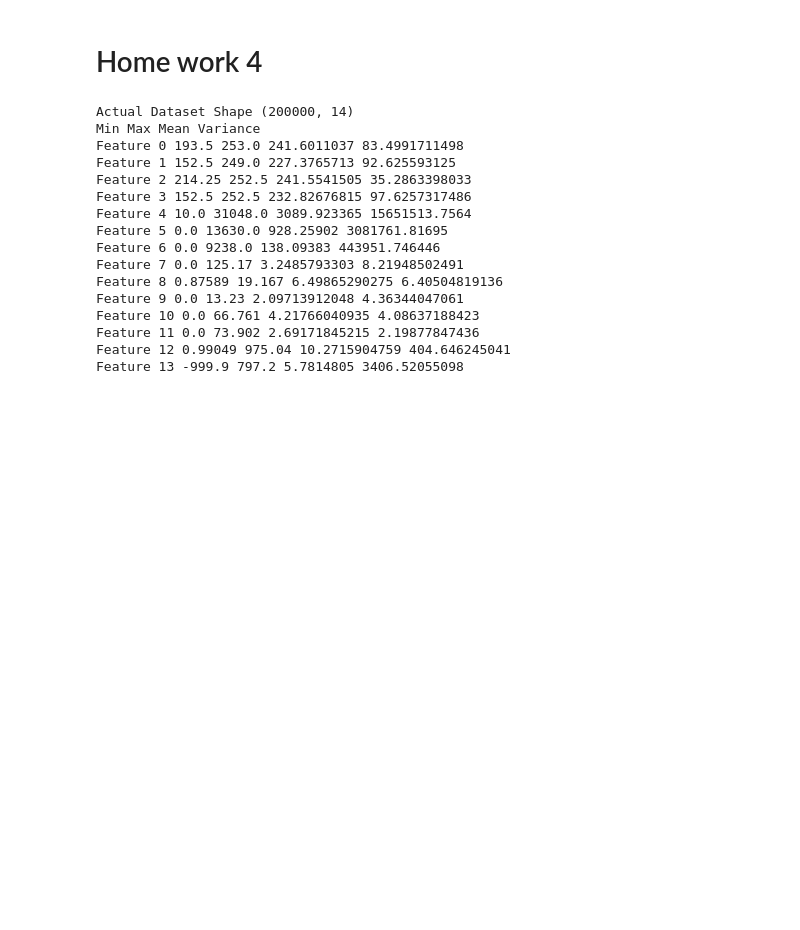
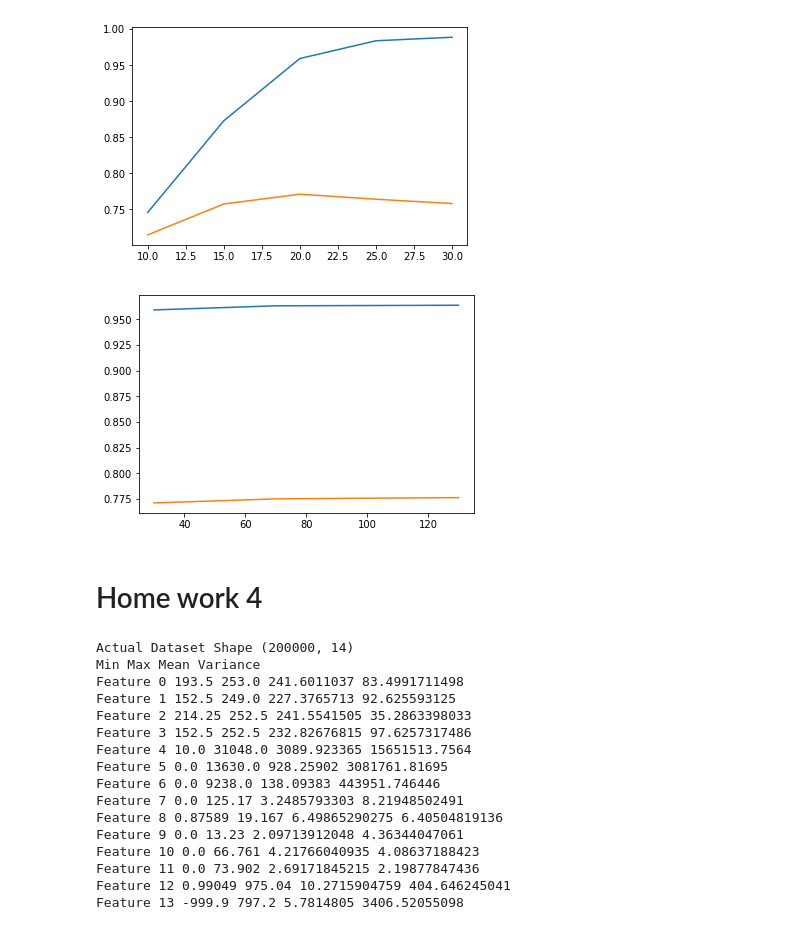
Before and after one commit to peeyushgupta/cs273a-project, a Jupyter notebook: MLProject.ipynb, the cells around one changed output. Saved outputs shown, nothing was run; the diff lists cells and outputs as text; code cells hidden in the pictures; blank space fills up the shorter version.

Commit message:
Merged Random Forest Classifier

```diff
--- a/MLProject.ipynb
+++ b/MLProject.ipynb
@@ -13,6 +13,51 @@ Y = np.genfromtxt( 'data/Y_train.txt' , delimiter=None)
 X,Y = ml.shuffleData(X,Y)
 
 Xtr, Xva, Ytr, Yva = ml.splitData(X, Y)
+# %%
+from sklearn.ensemble import RandomForestClassifier
+from sklearn.datasets import make_classification
+from sklearn.metrics import roc_auc_score
+
+Xt, Yt = Xtr[:25000], Ytr[:25000]
+
+tr_auc = []
+va_auc = []
+depths = [10, 15, 20, 25, 30]
+for depth in depths:
+    clf = RandomForestClassifier(n_estimators=30, max_depth=depth, random_state=0)
+    clf.fit(Xtr, Ytr)
+
+    y_true = Yva
+    y_scores = clf.predict_proba(Xva)
+    va_auc.append(roc_auc_score(y_true, y_scores[:,1]))
+
+    y_true = Ytr
+    y_scores = clf.predict_proba(Xtr)
+    tr_auc.append(roc_auc_score(y_true, y_scores[:,1]))
+
+plt.plot(depths, tr_auc, depths, va_auc)
+plt.show()
+
+tr_auc = []
+va_auc = []
+estimators = [30, 70, 100, 130]
+for estimator in estimators:
+    clf = RandomForestClassifier(n_estimators=estimator, max_depth=20, random_state=0)
+    clf.fit(Xtr, Ytr)
+
+    y_true = Yva
+    y_scores = clf.predict_proba(Xva)
+    va_auc.append(roc_auc_score(y_true, y_scores[:,1]))
+
+    y_true = Ytr
+    y_scores = clf.predict_proba(Xtr)
+    tr_auc.append(roc_auc_score(y_true, y_scores[:,1]))
+
+plt.plot(estimators, tr_auc, estimators, va_auc)
+plt.show()
+# %% [output]
+[figure, added]
+[figure, added]
 # %%
 clf = RandomForestClassifier(n_estimators=70, max_depth=20, random_state=0)
 clf.fit(Xtr, Ytr)
```
